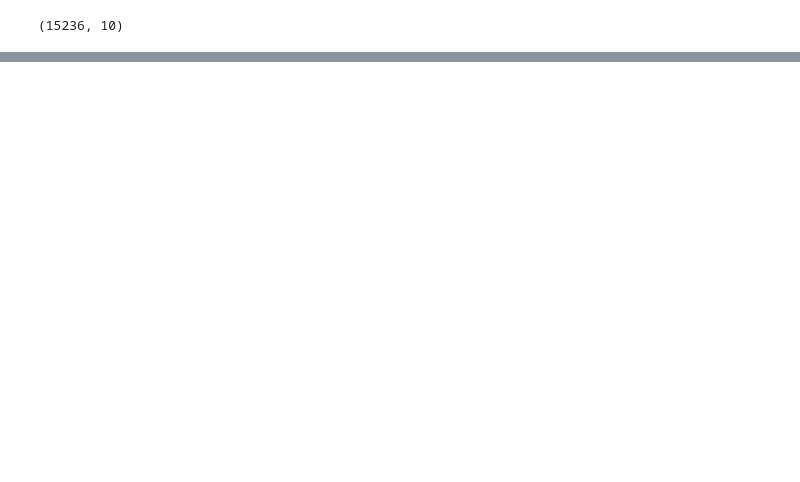
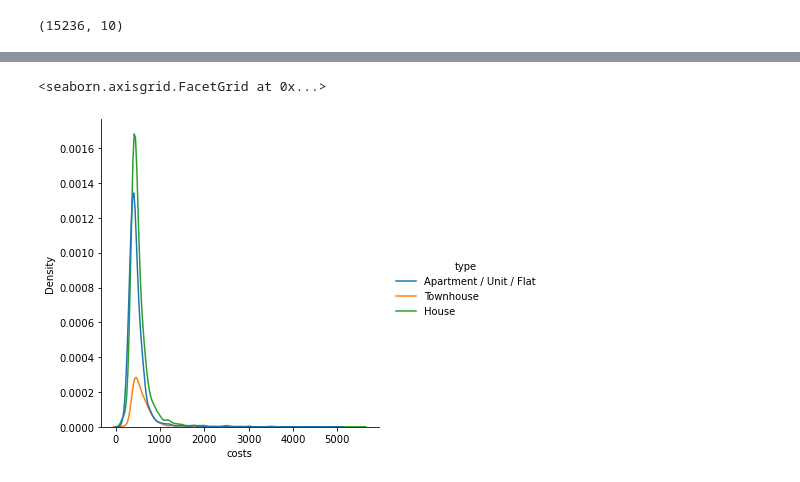
Before and after one commit to MAST30034-Applied-Data-Science/generic-real-estate-consulting-project-group37, a Jupyter notebook: notebooks/properties.ipynb, the cells around one changed output, grey strips where cells are left out. Drawn from its saved outputs; the diff is of its cells as text; code cells hidden in the pictures; blank space fills up the shorter version.

```diff
--- a/notebooks/properties.ipynb
+++ b/notebooks/properties.ipynb
@@ -80 +148,7 @@ Name: costs, dtype: float64
+# %%
+#display costs distribution by type
+sns.displot(df, x="costs",hue="type", kind="kde")
+# %% [output]
+<seaborn.axisgrid.FacetGrid at 0x...>
+[figure, added]
 # %%
```
Also changed, not shown: parts of 30 cells of this notebook, 6 other files.
